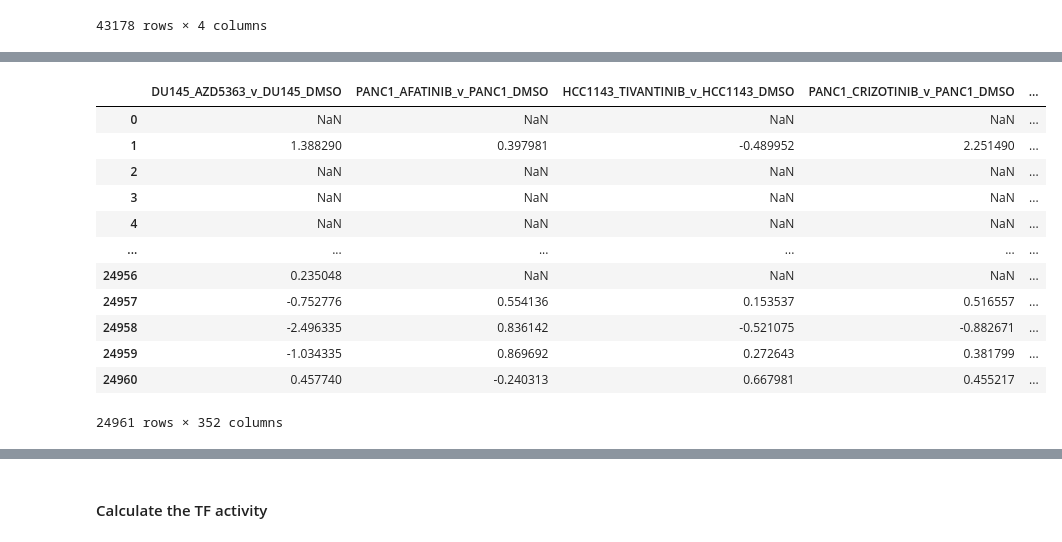
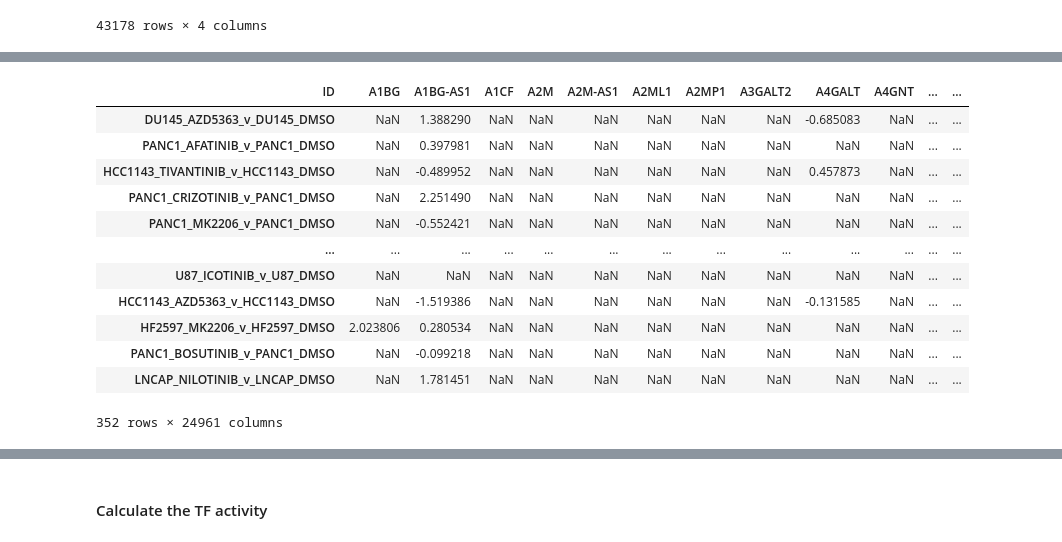
Before and after one commit to hengkp/collectri_v_dorothea, a Jupyter notebook: 08_October 20, 2023_TF classes for GSE186341.ipynb, the cells around one changed output, grey strips where cells are left out. Cells and saved outputs as stored; diff of their text form; code cells hidden in the pictures.

```diff
--- a/08_October 20, 2023_TF classes for GSE186341.ipynb
+++ b/08_October 20, 2023_TF classes for GSE186341.ipynb
@@ -121,17 +102,18 @@ mv: counts.txt: No such file or directory
 # %%
-df_gse186341 = pd.read_csv("datasets/GSE186341__deresults_deseqfiltered.csv")
+# Download GSE186341 Data
+df_gse186341 = pd.read_csv("datasets/GSE186341__deresults_deseqfiltered.csv", sep=",", index_col=0).T
 df_gse186341
 # %% [output]
-|  | DU145_AZD5363_v_DU145_DMSO | PANC1_AFATINIB_v_PANC1_DMSO | HCC1143_TIVANTINIB_v_HCC1143_DMSO | PANC1_CRIZOTINIB_v_PANC1_DMSO | ... |
-| 0 | NaN | NaN | NaN | NaN | ... |
-| 1 | 1.388290 | 0.397981 | -0.489952 | 2.251490 | ... |
-| 2 | NaN | NaN | NaN | NaN | ... |
-| 3 | NaN | NaN | NaN | NaN | ... |
-| 4 | NaN | NaN | NaN | NaN | ... |
-| ... | ... | ... | ... | ... | ... |
-| 24956 | 0.235048 | NaN | NaN | NaN | ... |
-| 24957 | -0.752776 | 0.554136 | 0.153537 | 0.516557 | ... |
-| 24958 | -2.496335 | 0.836142 | -0.521075 | -0.882671 | ... |
-| 24959 | -1.034335 | 0.869692 | 0.272643 | 0.381799 | ... |
-| 24960 | 0.457740 | -0.240313 | 0.667981 | 0.455217 | ... |
+| ID | A1BG | A1BG-AS1 | A1CF | A2M | A2M-AS1 | A2ML1 | A2MP1 | A3GALT2 | A4GALT | A4GNT | ... | ... |
+| DU145_AZD5363_v_DU145_DMSO | NaN | 1.388290 | NaN | NaN | NaN | NaN | NaN | NaN | -0.685083 | NaN | ... | ... |
+| PANC1_AFATINIB_v_PANC1_DMSO | NaN | 0.397981 | NaN | NaN | NaN | NaN | NaN | NaN | NaN | NaN | ... | ... |
+| HCC1143_TIVANTINIB_v_HCC1143_DMSO | NaN | -0.489952 | NaN | NaN | NaN | NaN | NaN | NaN | 0.457873 | NaN | ... | ... |
+| PANC1_CRIZOTINIB_v_PANC1_DMSO | NaN | 2.251490 | NaN | NaN | NaN | NaN | NaN | NaN | NaN | NaN | ... | ... |
+| PANC1_MK2206_v_PANC1_DMSO | NaN | -0.552421 | NaN | NaN | NaN | NaN | NaN | NaN | NaN | NaN | ... | ... |
+| ... | ... | ... | ... | ... | ... | ... | ... | ... | ... | ... | ... | ... |
+| U87_ICOTINIB_v_U87_DMSO | NaN | NaN | NaN | NaN | NaN | NaN | NaN | NaN | NaN | NaN | ... | ... |
+| HCC1143_AZD5363_v_HCC1143_DMSO | NaN | -1.519386 | NaN | NaN | NaN | NaN | NaN | NaN | -0.131585 | NaN | ... | ... |
+| HF2597_MK2206_v_HF2597_DMSO | 2.023806 | 0.280534 | NaN | NaN | NaN | NaN | NaN | NaN | NaN | NaN | ... | ... |
+| PANC1_BOSUTINIB_v_PANC1_DMSO | NaN | -0.099218 | NaN | NaN | NaN | NaN | NaN | NaN | NaN | NaN | ... | ... |
+| LNCAP_NILOTINIB_v_LNCAP_DMSO | NaN | 1.781451 | NaN | NaN | NaN | NaN | NaN | NaN | NaN | NaN | ... | ... |
-24961 rows × 352 columns
+352 rows × 24961 columns
```
Also changed, not shown: parts of 143 cells of this notebook, 9 other files.
